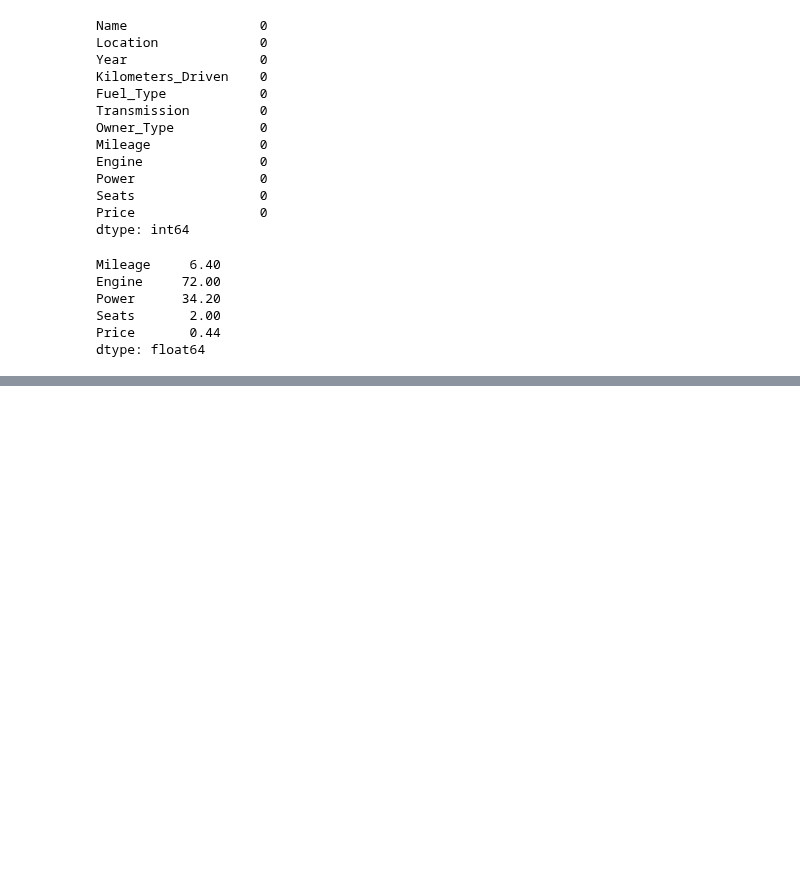
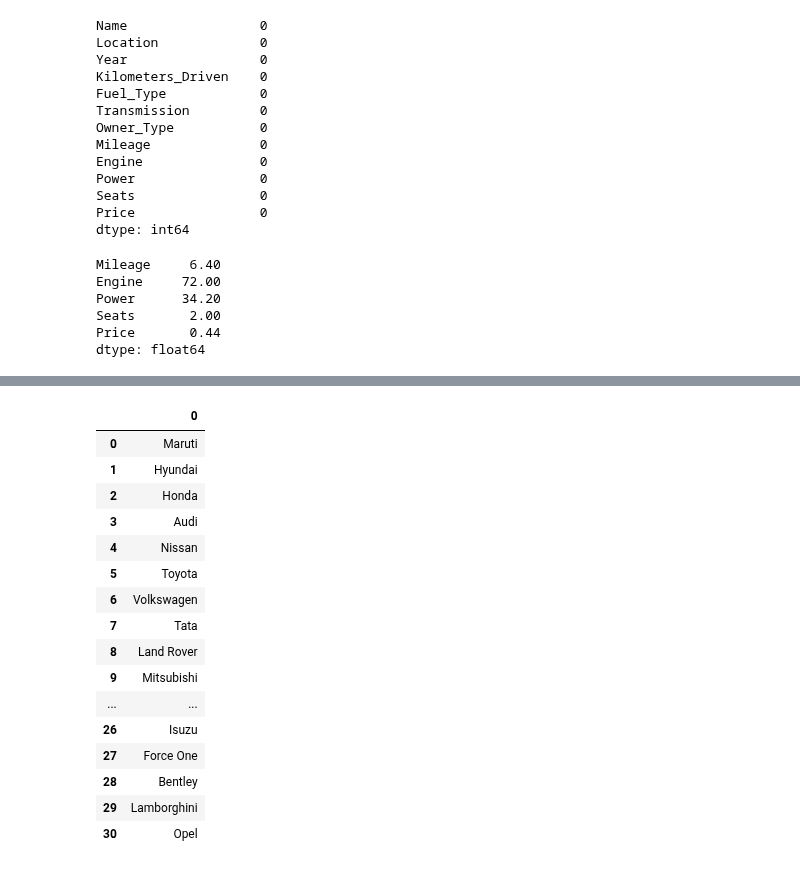
Before and after one commit to liangym2014/Data-science-and-machine-learning, a Jupyter notebook: 2.Cars4U_Project_Solution_Yanming.ipynb, the cells around one changed output, grey strips where cells are left out. Saved outputs shown, nothing was run; the diff lists cells and outputs as text; code cells hidden in the pictures; blank space fills up the shorter version.

```diff
--- a/2.Cars4U_Project_Solution_Yanming.ipynb
+++ b/2.Cars4U_Project_Solution_Yanming.ipynb
@@ -320,0 +347,20 @@ df.head()
+# %%
+pd.DataFrame(brands.unique())
+# %% [output]
+|  | 0 |
+| 0 | Maruti |
+| 1 | Hyundai |
+| 2 | Honda |
+| 3 | Audi |
+| 4 | Nissan |
+| 5 | Toyota |
+| 6 | Volkswagen |
+| 7 | Tata |
+| 8 | Land Rover |
+| 9 | Mitsubishi |
+| ... | ... |
+| 26 | Isuzu |
+| 27 | Force One |
+| 28 | Bentley |
+| 29 | Lamborghini |
+| 30 | Opel |
```
Also changed, not shown: parts of 57 cells of this notebook.
